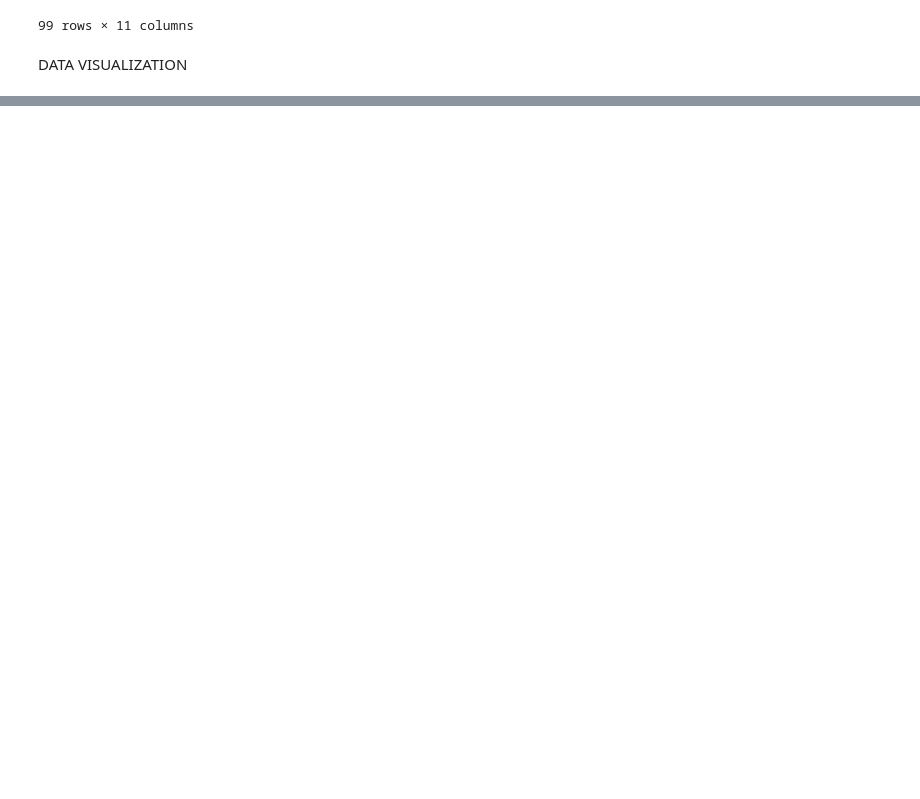
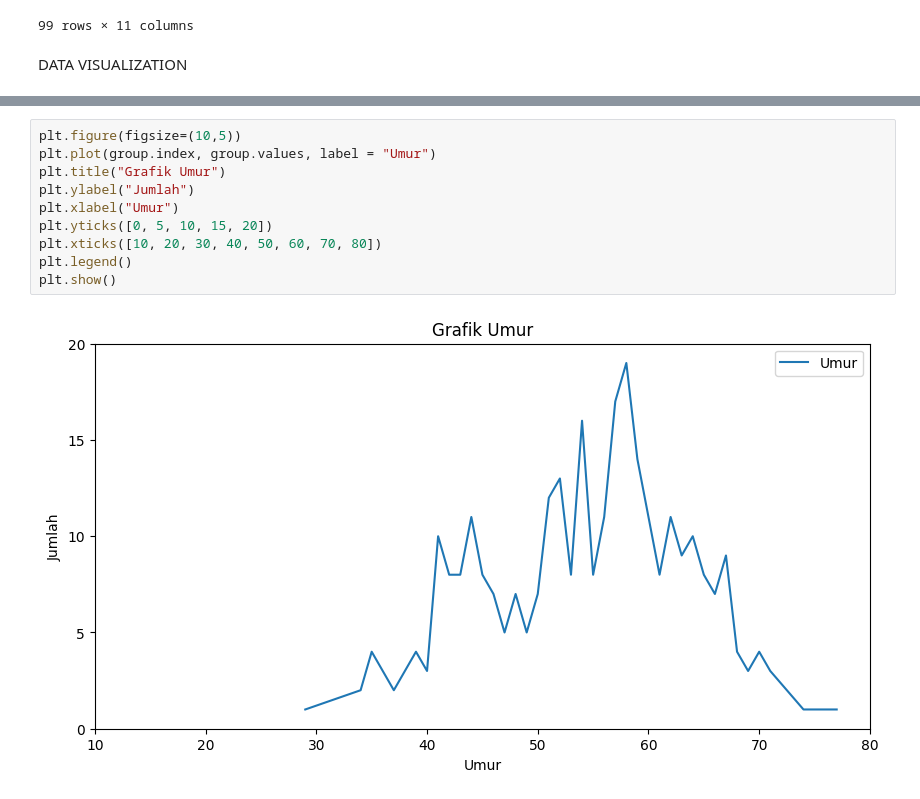
Before and after one commit to williamcolliins/Bootcamp_DataAnalyst, a Jupyter notebook: pertemuan13.ipynb, the cells around one changed output, grey strips where cells are left out. Drawn from its saved outputs; the diff is of its cells as text; blank space fills up the shorter version.

```diff
--- a/pertemuan13.ipynb
+++ b/pertemuan13.ipynb
@@ -282,0 +322,12 @@ TypeError: 'DataFrame' object is not callable
+# %%
+plt.figure(figsize=(10,5))
+plt.plot(group.index, group.values, label = "Umur")
+plt.title("Grafik Umur")
+plt.ylabel("Jumlah")
+plt.xlabel("Umur")
+plt.yticks([0, 5, 10, 15, 20])
+plt.xticks([10, 20, 30, 40, 50, 60, 70, 80])
+plt.legend()
+plt.show()
+# %% [output]
+[figure, added]
```
Also changed, not shown: parts of 7 cells of this notebook.
